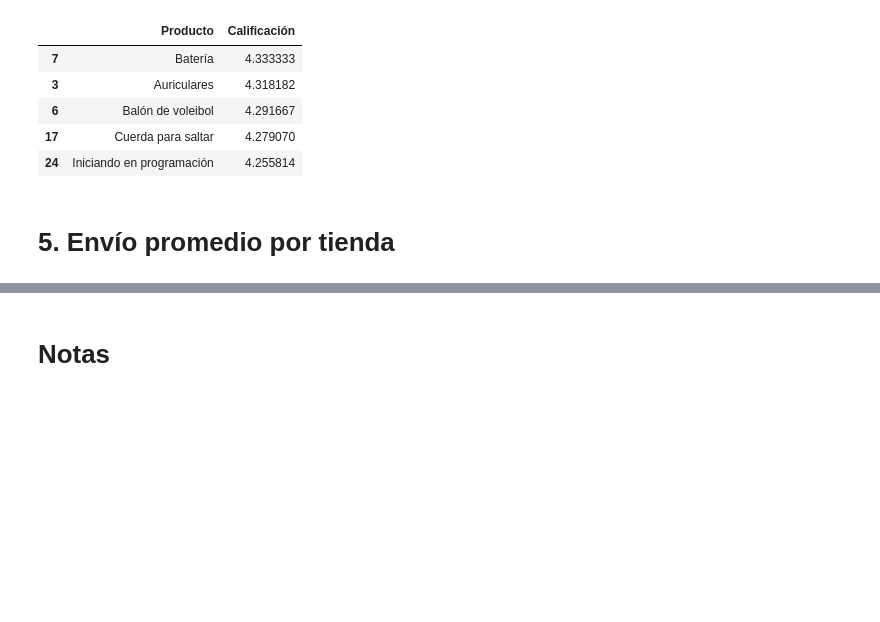
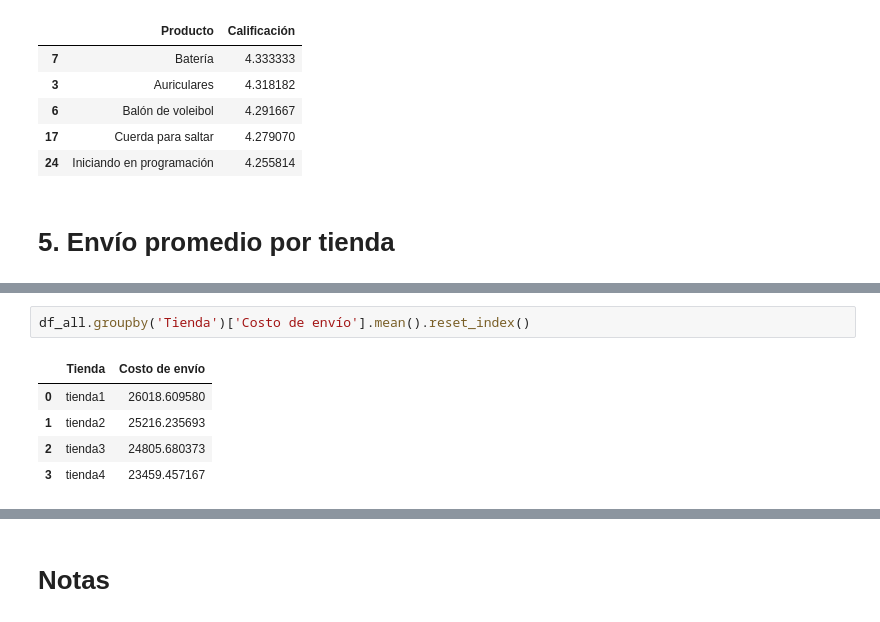
Before and after one commit to JCSR2022/challenge1-data-science-Alura, a Jupyter notebook: AluraStoreLatam.ipynb, the cells around one changed output, grey strips where cells are left out. Cells and saved outputs as stored; diff of their text form; blank space fills up the shorter version.

```diff
--- a/AluraStoreLatam.ipynb
+++ b/AluraStoreLatam.ipynb
@@ -1137,0 +1171,8 @@ df_cal_producto.head()
+# %%
+df_all.groupby('Tienda')['Costo de envío'].mean().reset_index()
+# %% [output]
+|  | Tienda | Costo de envío |
+| 0 | tienda1 | 26018.609580 |
+| 1 | tienda2 | 25216.235693 |
+| 2 | tienda3 | 24805.680373 |
+| 3 | tienda4 | 23459.457167 |
```
Also changed, not shown: parts of 6 cells of this notebook.
